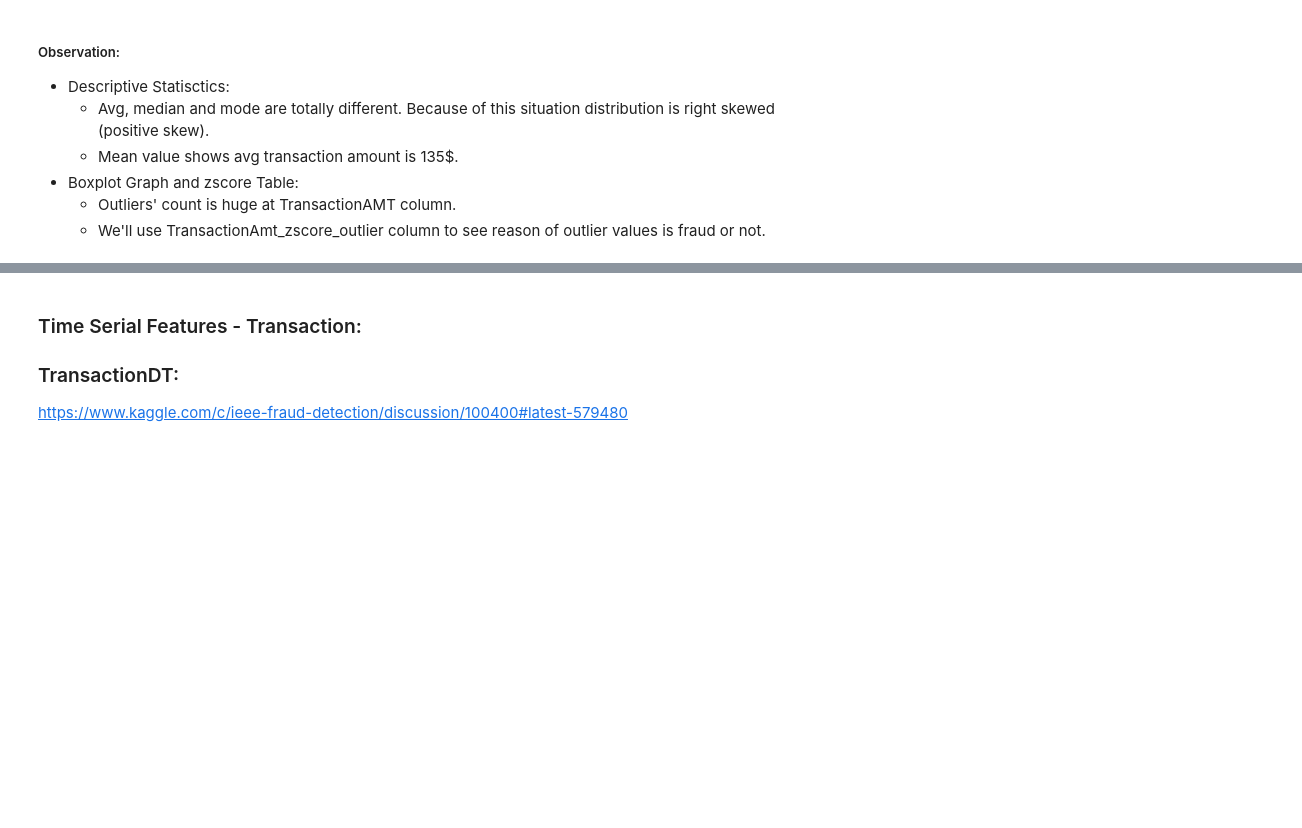
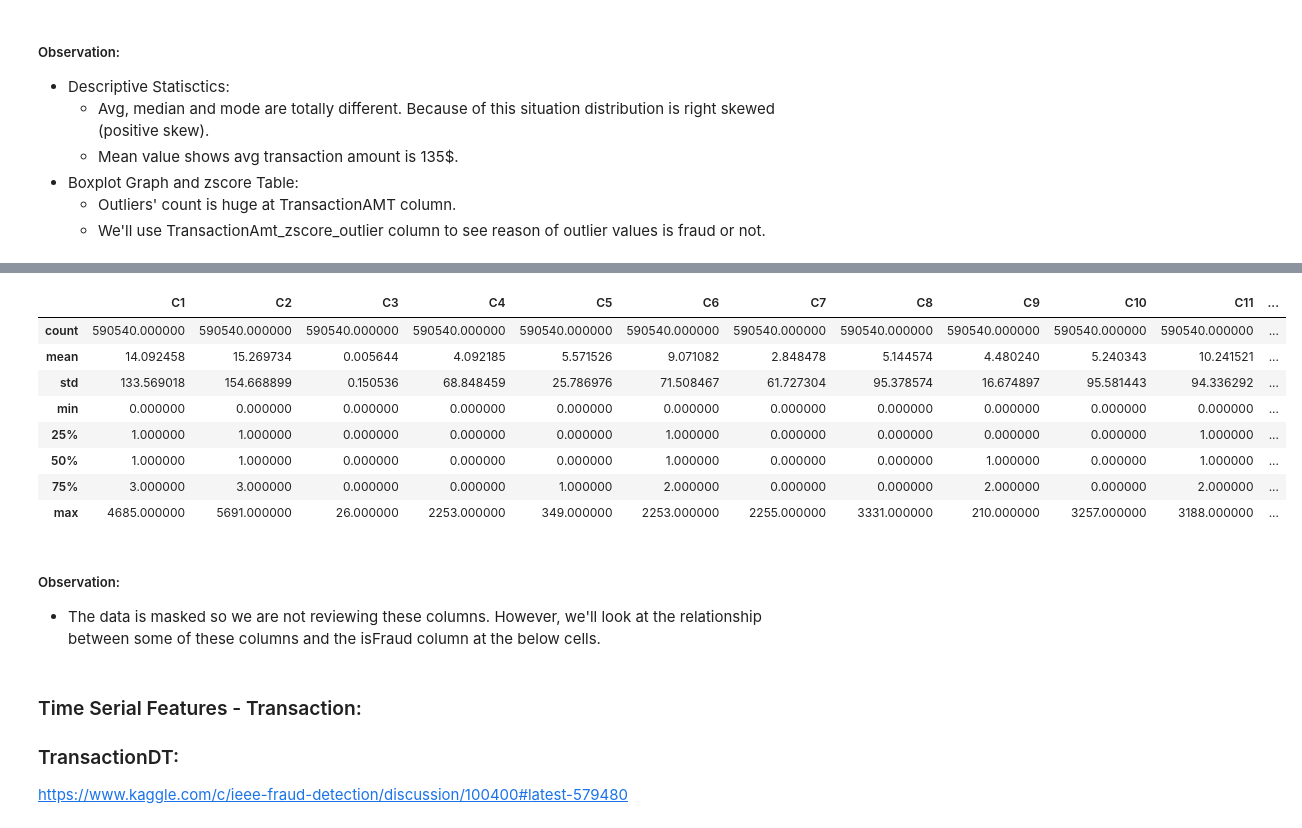
Before and after one commit to ElifKarakutukDinc/IEEE-CIS-Fraud-Detection, a Jupyter notebook: EDA.ipynb, the cells around one changed output, grey strips where cells are left out. Cells and saved outputs as stored; diff of their text form; code cells hidden in the pictures; blank space fills up the shorter version.

```diff
--- a/EDA.ipynb
+++ b/EDA.ipynb
@@ -678,3 +690,35 @@ Name: TransactionAmt_zscore_outlier, dtype: int64
+# %%
+train_transaction[
+    [
+        "C1",
+        "C2",
+        "C3",
+        "C4",
+        "C5",
+        "C6",
+        "C7",
+        "C8",
+        "C9",
+        "C10",
+        "C11",
+        "C12",
+        "C13",
+        "C14",
+    ]
+].describe()
+# %% [output]
+|  | C1 | C2 | C3 | C4 | C5 | C6 | C7 | C8 | C9 | C10 | C11 | ... |
+| count | 590540.000000 | 590540.000000 | 590540.000000 | 590540.000000 | 590540.000000 | 590540.000000 | 590540.000000 | 590540.000000 | 590540.000000 | 590540.000000 | 590540.000000 | ... |
+| mean | 14.092458 | 15.269734 | 0.005644 | 4.092185 | 5.571526 | 9.071082 | 2.848478 | 5.144574 | 4.480240 | 5.240343 | 10.241521 | ... |
+| std | 133.569018 | 154.668899 | 0.150536 | 68.848459 | 25.786976 | 71.508467 | 61.727304 | 95.378574 | 16.674897 | 95.581443 | 94.336292 | ... |
+| min | 0.000000 | 0.000000 | 0.000000 | 0.000000 | 0.000000 | 0.000000 | 0.000000 | 0.000000 | 0.000000 | 0.000000 | 0.000000 | ... |
+| 25% | 1.000000 | 1.000000 | 0.000000 | 0.000000 | 0.000000 | 1.000000 | 0.000000 | 0.000000 | 0.000000 | 0.000000 | 1.000000 | ... |
+| 50% | 1.000000 | 1.000000 | 0.000000 | 0.000000 | 0.000000 | 1.000000 | 0.000000 | 0.000000 | 1.000000 | 0.000000 | 1.000000 | ... |
+| 75% | 3.000000 | 3.000000 | 0.000000 | 0.000000 | 1.000000 | 2.000000 | 0.000000 | 0.000000 | 2.000000 | 0.000000 | 2.000000 | ... |
+| max | 4685.000000 | 5691.000000 | 26.000000 | 2253.000000 | 349.000000 | 2253.000000 | 2255.000000 | 3331.000000 | 210.000000 | 3257.000000 | 3188.000000 | ... |
+# %% [markdown]
+##### Observation:
+* The data is masked so we are not reviewing these columns. However, we'll look at the relationship between some of these columns and the isFraud column at the below cells.
 # %% [markdown]
 ### Time Serial Features - Transaction:
 ### TransactionDT:
```
Also changed, not shown: parts of 11 cells of this notebook, 1 other file.
